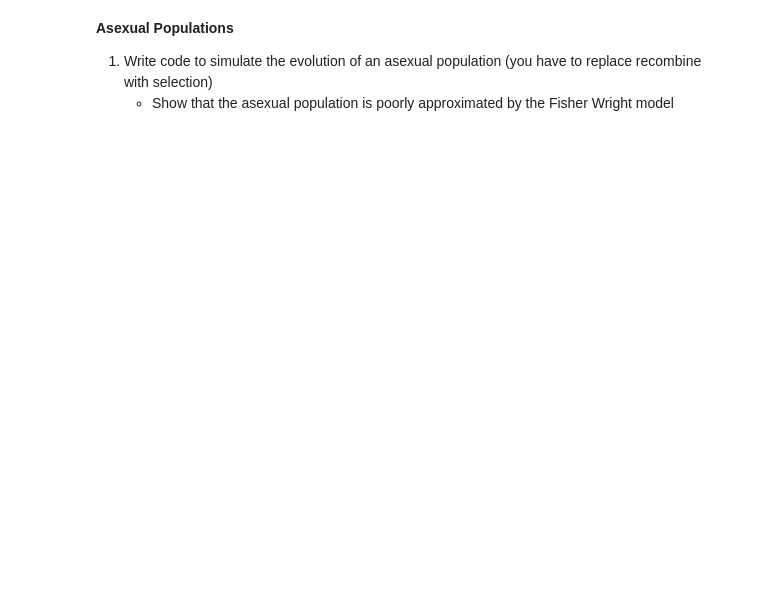
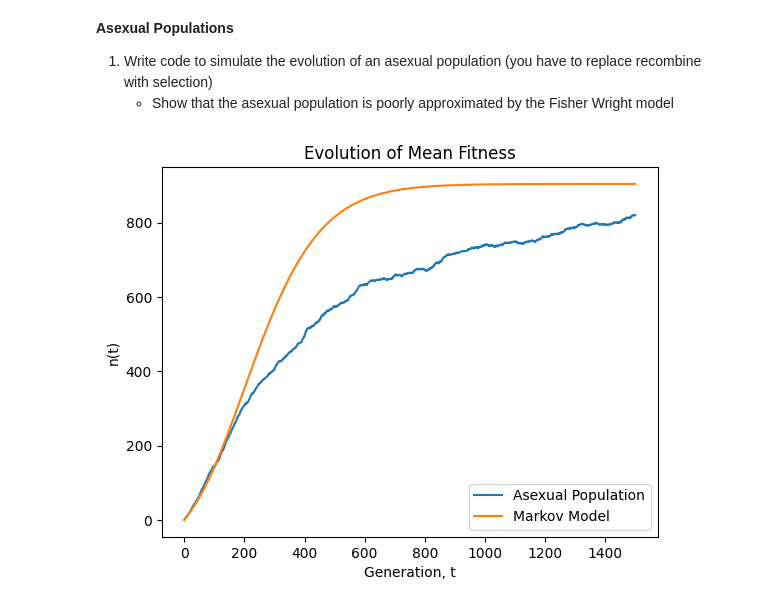
Before and after one commit to Hui-cd/comp3212, a Jupyter notebook: tutorial3/t3.ipynb, the cells around one changed output. Drawn from its saved outputs; the diff is of its cells as text; code cells hidden in the pictures; blank space fills up the shorter version.

```diff
--- a/tutorial3/t3.ipynb
+++ b/tutorial3/t3.ipynb
@@ -659,3 +728,44 @@ TypeError: Population.evolve() takes 1 positional argument but 2 were given
 
 1. Write code to simulate the evolution of an asexual population (you have to replace recombine with selection)
     - Show that the asexual population is poorly approximated by the Fisher Wright model
+# %%
+class PopulationAsexualEvol():
+    """Iterate Class to Evolve a Population"""
+
+    def __init__(self, L, P, s, u):
+        self.L = L
+        self.P = P
+        self.s = s
+        self.u = u
+
+    def __iter__(self):
+        pop = Population(self.P, self.L)
+        yield pop
+        while True:
+            pop = pop.selection(self.s)
+            pop.mutate(self.u)
+            yield pop
+
+    def __call__(self, dummy):
+        return iter(self)
+
+# Run a Population of strings
+paramGA = {"L": 100, "P": 1000, "s": 0.01, "u": 0.001}
+modelGAa = PopulationAsexualEvol(**paramGA)
+T = 1500
+evoGAa = evolution(modelGAa, None, T, meanFitness)
+
+# Compare with Marov Model
+param = {"P": 1000, "s": 0.01, "u": 0.001, "v": 0.001}
+markovChain = MarkovChain(**param)
+evoMarkov = evolution(markovChain, 0, T, markovChain.mean)
+
+plt.plot(*zip(*evoGAa), label="Asexual Population")
+plt.plot(*zip(*evoMarkov), label="Markov Model")
+plt.xlabel("Generation, t")
+plt.ylabel("n(t)")
+plt.title("Evolution of Mean Fitness")
+plt.legend()
+plt.show()
+# %% [output]
+[figure, added]
```
Also changed, not shown: parts of 12 cells of this notebook, 3 other files.
